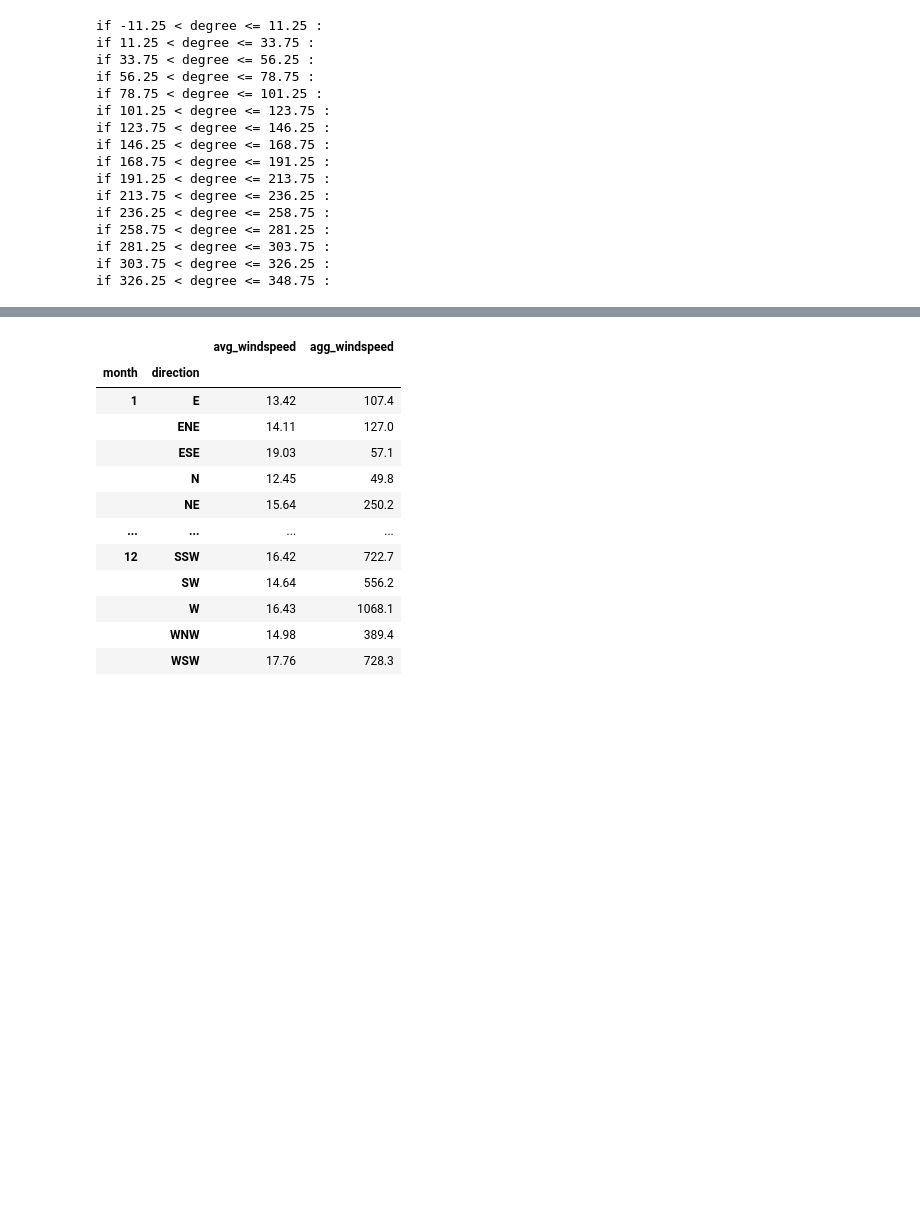
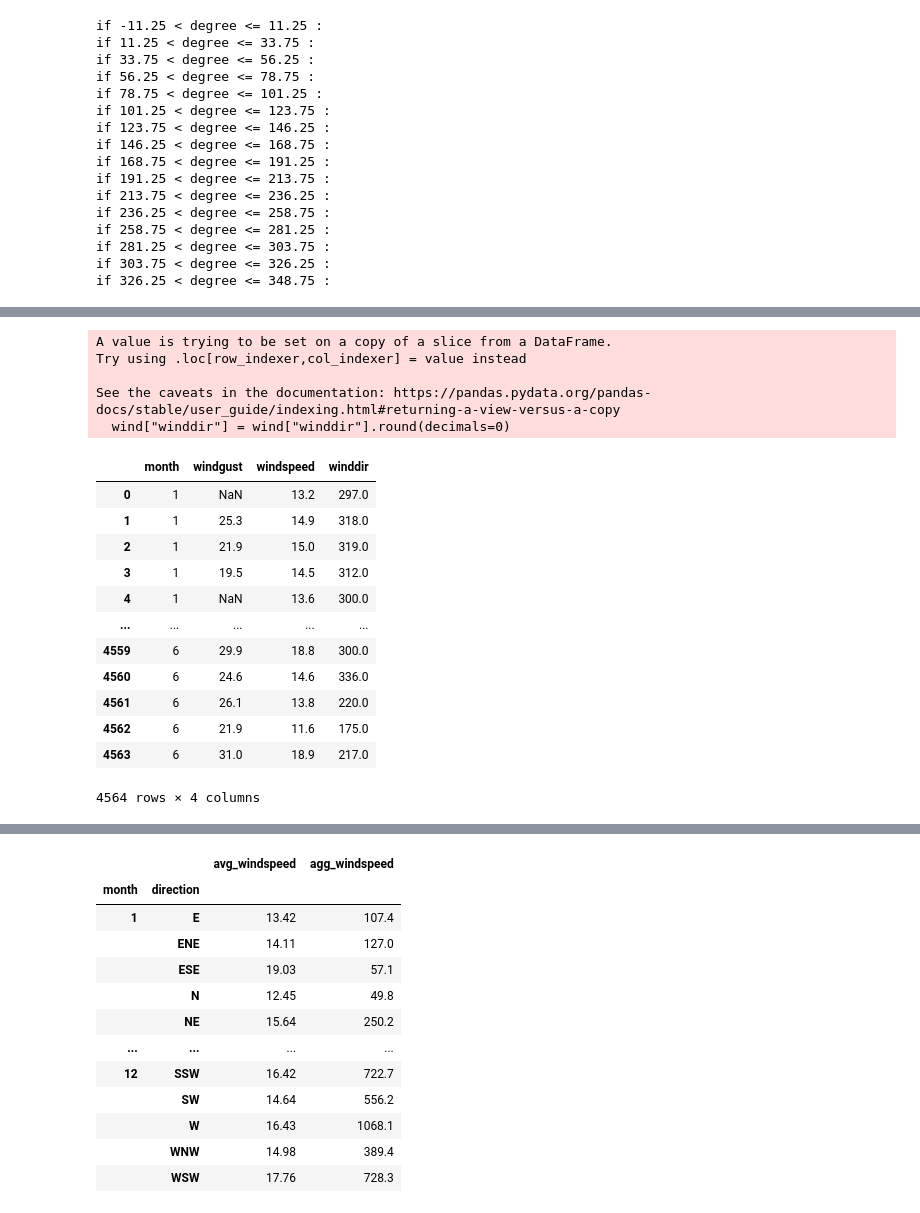
Before and after one commit to yifu-hou/CAPP30239_FA22, a Jupyter notebook: proj/pj_data.ipynb, the cells around one changed output, grey strips where cells are left out. Saved outputs shown, nothing was run; the diff lists cells and outputs as text; code cells hidden in the pictures; blank space fills up the shorter version.

```diff
--- a/proj/pj_data.ipynb
+++ b/proj/pj_data.ipynb
@@ -150,0 +162,23 @@ def label_winddir(row):
+# %%
+wind = data[["month", "windgust", "windspeed", "winddir"]]
+wind["winddir"] = wind["winddir"].round(decimals=0)
+wind
+# %% [output]
+A value is trying to be set on a copy of a slice from a DataFrame.
+Try using .loc[row_indexer,col_indexer] = value instead
+
+See the caveats in the documentation: https://pandas.pydata.org/pandas-docs/stable/user_guide/indexing.html#returning-a-view-versus-a-copy
+  wind["winddir"] = wind["winddir"].round(decimals=0)
+|  | month | windgust | windspeed | winddir |
+| 0 | 1 | NaN | 13.2 | 297.0 |
+| 1 | 1 | 25.3 | 14.9 | 318.0 |
+| 2 | 1 | 21.9 | 15.0 | 319.0 |
+| 3 | 1 | 19.5 | 14.5 | 312.0 |
+| 4 | 1 | NaN | 13.6 | 300.0 |
+| ... | ... | ... | ... | ... |
+| 4559 | 6 | 29.9 | 18.8 | 300.0 |
+| 4560 | 6 | 24.6 | 14.6 | 336.0 |
+| 4561 | 6 | 26.1 | 13.8 | 220.0 |
+| 4562 | 6 | 21.9 | 11.6 | 175.0 |
+| 4563 | 6 | 31.0 | 18.9 | 217.0 |
+4564 rows × 4 columns
```
Also changed, not shown: parts of 8 cells of this notebook, 8 other files.
